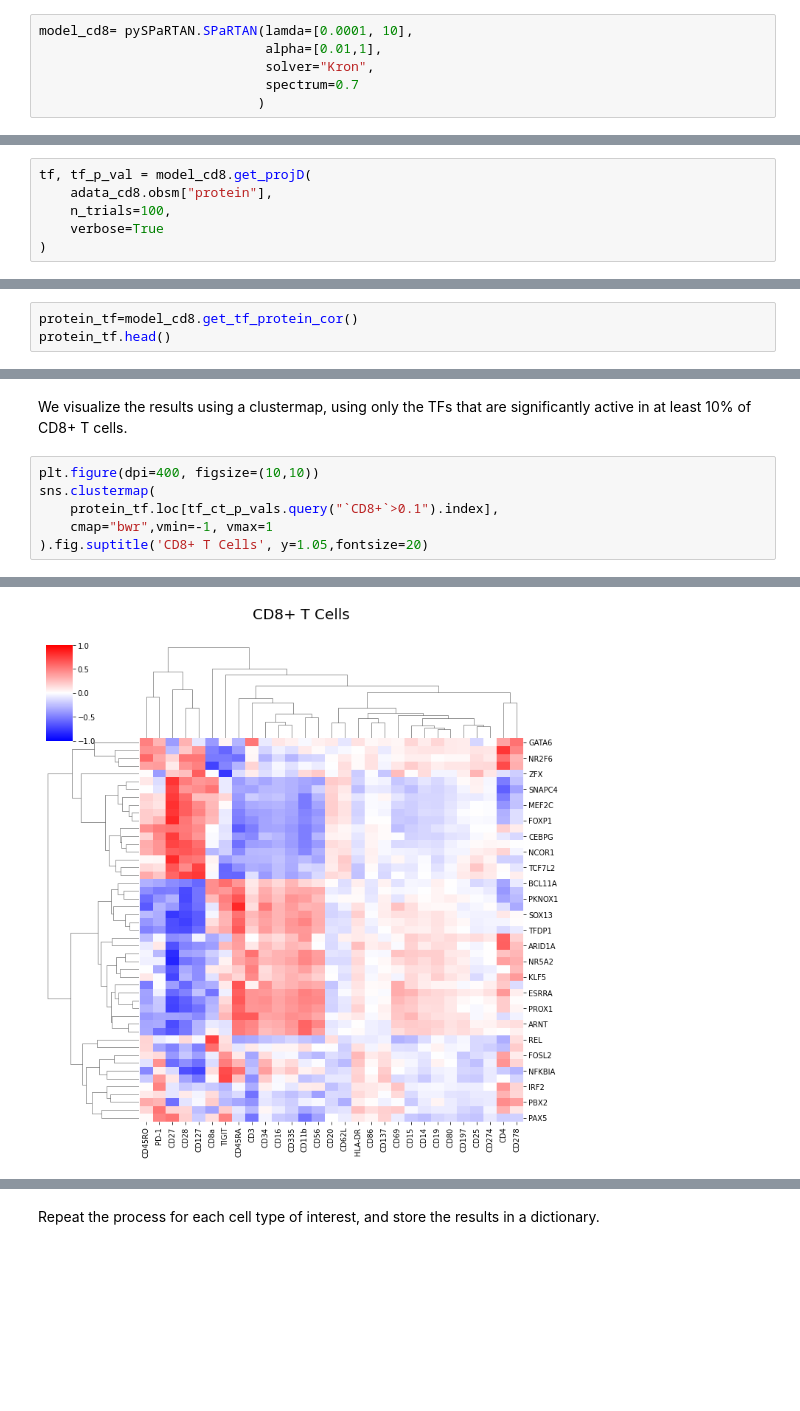
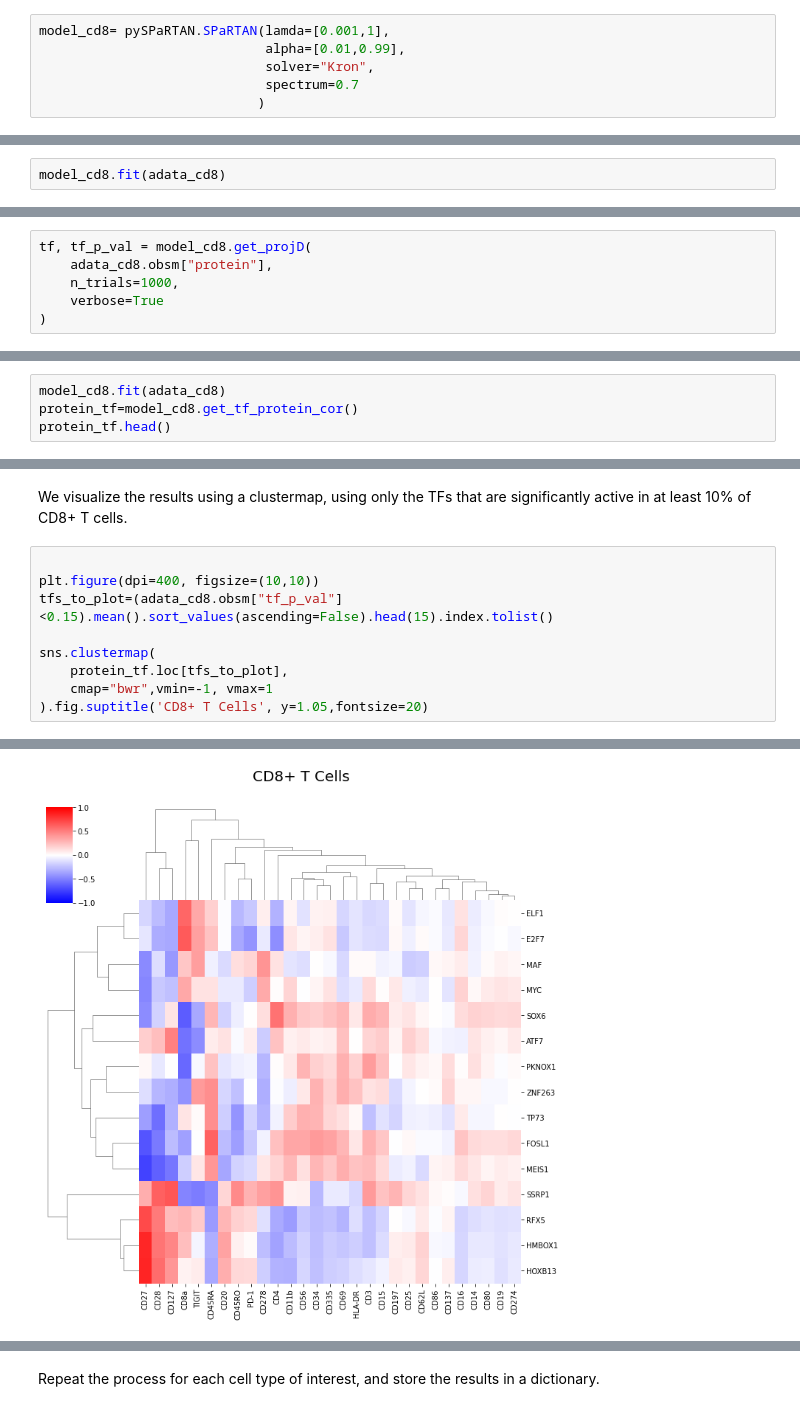
Before and after one commit to osmanbeyoglulab/SPaRTAN, a Jupyter notebook: notebooks/pbmc_spartan_tutorial.ipynb, the cells around one changed output, grey strips where cells are left out. Cells and saved outputs as stored; diff of their text form; blank space fills up the shorter version.

```diff
--- a/notebooks/pbmc_spartan_tutorial.ipynb
+++ b/notebooks/pbmc_spartan_tutorial.ipynb
@@ -181,8 +204,8 @@ The model has two parameters regularization: `lamda` to specify the regularizati
 
 To use cross validation and grid search to find the optimal values of `lamda` between 1e-5 and 10, and `alpha` between 0 and 1, we would initialize the model specifying a range for `lamda` and `alpha` as follows:
 # %%
-model_cd8= pySPaRTAN.SPaRTAN(lamda=[0.0001, 10],
-                             alpha=[0.01,1],
+model_cd8= pySPaRTAN.SPaRTAN(lamda=[0.001,1],
+                             alpha=[0.01,0.99],
                              solver="Kron",
                              spectrum=0.7
                             )
@@ -219,0 +246,2 @@ model_cd8.score(P=protein_test.to_numpy(),Y=gene_expression_test)
+# %%
+model_cd8.fit(adata_cd8)
@@ -259,7 +292,7 @@ For each cell, P-values are corrected using Bonferroni procedure for multiple hy
 # %%
 tf, tf_p_val = model_cd8.get_projD(
     adata_cd8.obsm["protein"],
-    n_trials=100,
+    n_trials=1000,
     verbose=True
 )
 # %% [markdown]
@@ -346,5 +373,6 @@ AttributeError: module 'pySPaRTAN' has no attribute 'pl'
 
 The matrix $W$ in the model can be interpreted as interactions between TFs and proteins.  However, due to different proteins being expressed on different scales, we instead look at the correlations between protein expressions ($P$) and the inferred TF activity ($WP^T$).  The `get_tf_protein_cor` is used to compute the correlation matrix using all cells in the training data.  The function returns a data frame with TFs as columns and proteins as rows.
 # %%
+model_cd8.fit(adata_cd8)
 protein_tf=model_cd8.get_tf_protein_cor()
 protein_tf.head()
@@ -351,9 +387,12 @@ protein_tf.head()
 # %% [markdown]
 We visualize the results using a clustermap, using only the TFs that are significantly active in at least 10% of CD8+ T cells.
 # %%
+
 plt.figure(dpi=400, figsize=(10,10))
+tfs_to_plot=(adata_cd8.obsm["tf_p_val"]<0.15).mean().sort_values(ascending=False).head(15).index.tolist()
+
 sns.clustermap(
-    protein_tf.loc[tf_ct_p_vals.query("`CD8+`>0.1").index],
+    protein_tf.loc[tfs_to_plot],
     cmap="bwr",vmin=-1, vmax=1
 ).fig.suptitle('CD8+ T Cells', y=1.05,fontsize=20)
 # %% [output]
@@ -362,2 +400,2 @@ Text(0.5, 1.05, 'CD8+ T Cells')
-[figure, old version]
+[figure, new version]
 # %%
```
Also changed, not shown: parts of 36 cells of this notebook, 10 other files.
